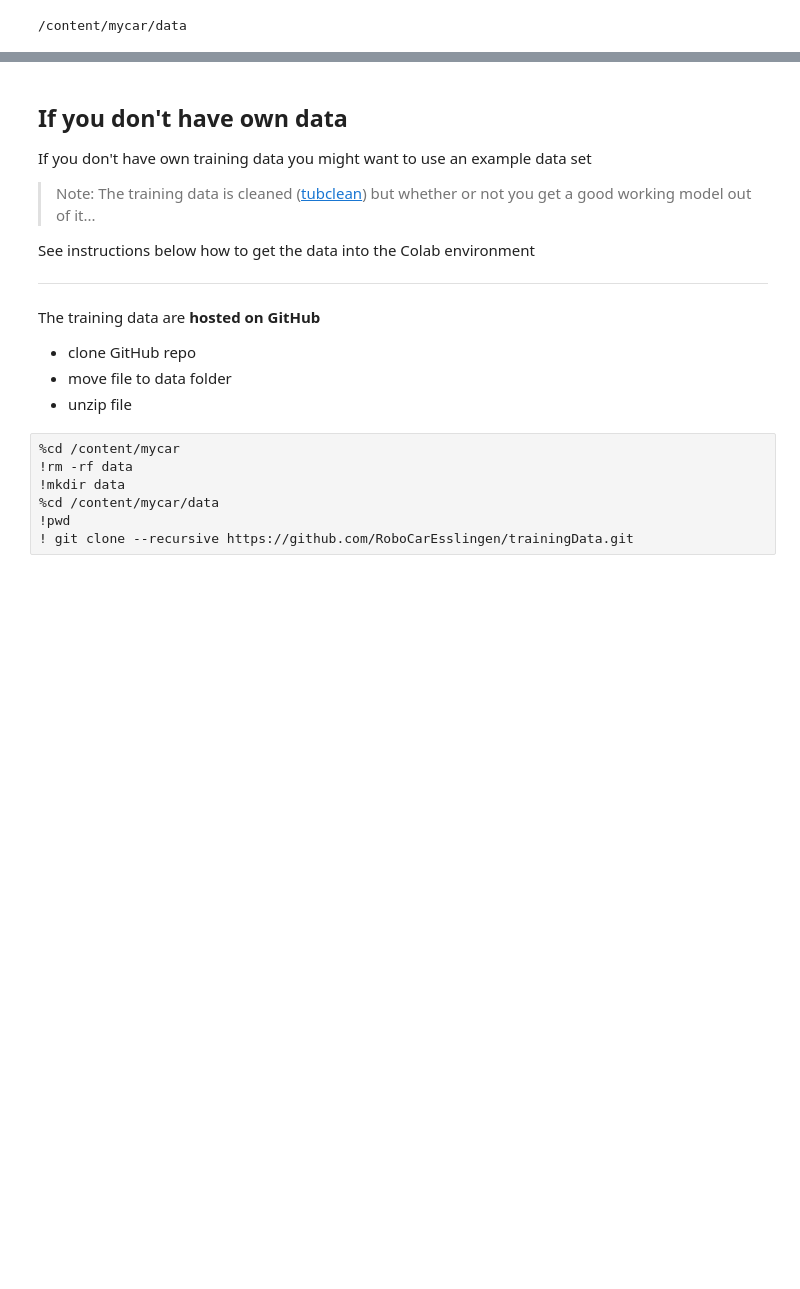
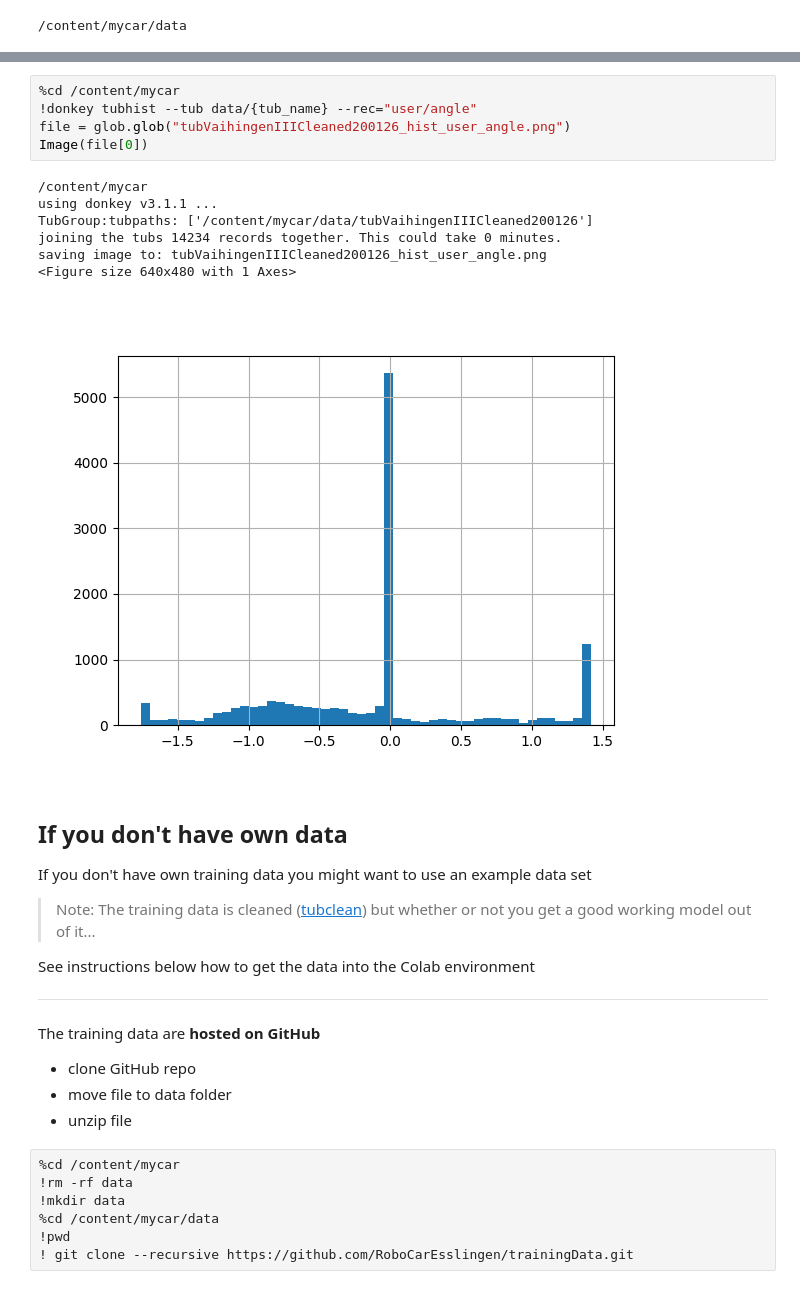
Before and after one commit to nvtkaszpir/MlFastAiBlog, a Jupyter notebook: _notebooks/2020-03-01-TrainDonkeyCar.ipynb, the cells around one changed output, grey strips where cells are left out. Cells and saved outputs as stored; diff of their text form; blank space fills up the shorter version.

```diff
--- a/_notebooks/2020-03-01-TrainDonkeyCar.ipynb
+++ b/_notebooks/2020-03-01-TrainDonkeyCar.ipynb
@@ -181,5 +196,19 @@ Image(file[100])
+# %%
+%cd /content/mycar
+!donkey tubhist --tub data/{tub_name} --rec="user/angle"
+file = glob.glob("tubVaihingenIIICleaned200126_hist_user_angle.png")
+Image(file[0])
+# %% [output]
+/content/mycar
+using donkey v3.1.1 ...
+TubGroup:tubpaths: ['/content/mycar/data/tubVaihingenIIICleaned200126']
+joining the tubs 14234 records together. This could take 0 minutes.
+saving image to: tubVaihingenIIICleaned200126_hist_user_angle.png
+<Figure size 640x480 with 1 Axes>
+[figure, added]
 # %% [markdown]
 ## If you don't have own data
+<a id='own_data'></a>
 If you don't have own training data you might want to use an example data set
 
 > Note: The training data is cleaned ([tubclean](https://docs.donkeycar.com/utility/donkey/#clean-data-in-tub)) but whether or not you get a good working model out of it...
```
Also changed, not shown: parts of 8 cells of this notebook.
